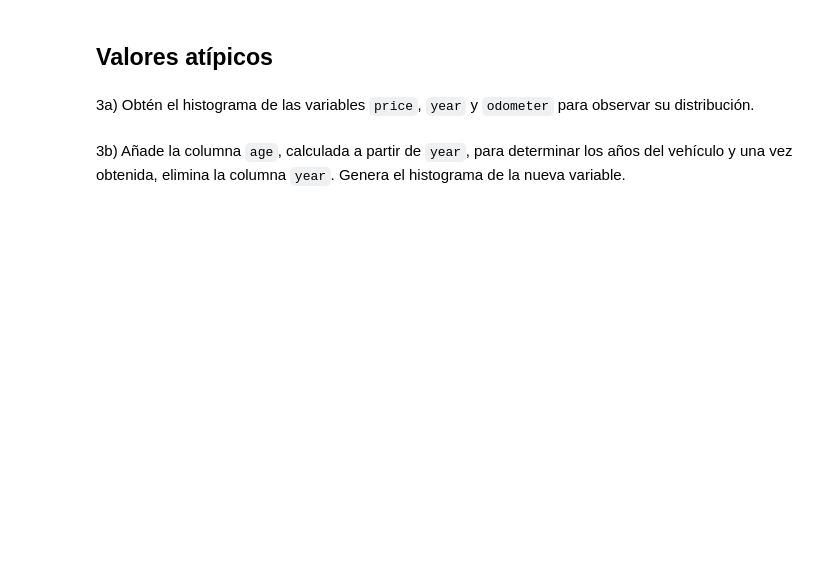
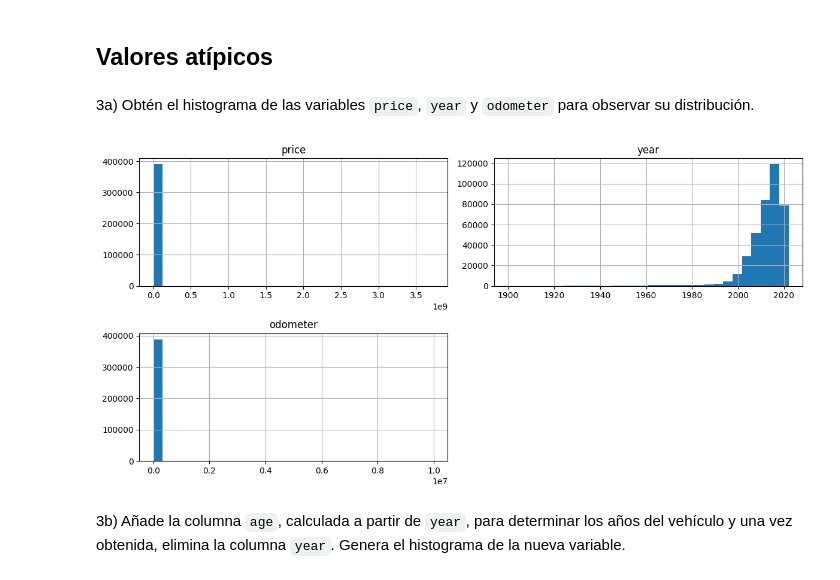
Before and after one commit to CarlosRochaCx/MNA, a Jupyter notebook: Actividad6FE.ipynb, the cells around one changed output. Cells and saved outputs as stored; diff of their text form; code cells hidden in the pictures; blank space fills up the shorter version.

```diff
--- a/Actividad6FE.ipynb
+++ b/Actividad6FE.ipynb
@@ -86,0 +140,3 @@ Para esta actividad  utilizaremos un umbral de 0.70 de la cantidad de registros
+# %%
+cars_df.dropna(thresh=0.7*len(cars_df), axis=1, inplace=True)
+cars_df.info()
@@ -89,3 +167,11 @@ Además, cuando tenemos grandes conjuntos de datos, podemos eliminar filas que c
 https://medium.com/analytics-vidhya/how-to-deal-with-missing-values-in-data-set-8e8f70ecf155
 # %% [markdown]
 2b) Borra los registros que contengan `NaN` en las columnas con menos del 5% de valores faltantes empleando el parámetro subset ¿Qué porcentaje de los registros iniciales se eliminaron?
+# %%
+missing_percent = cars_df.isna().mean() * 100
+columns_to_consider = missing_percent[missing_percent < 5].index
+df_cleaned = cars_df.dropna(subset=columns_to_consider)
+records_deleted = len(cars_df) - len(df_cleaned)
+percentage_deleted = (records_deleted / len(cars_df)) * 100
+
+print(f"Porcentaje de registros eliminados: {percentage_deleted:.2f}%")
@@ -91,0 +180,3 @@ https://medium.com/analytics-vidhya/how-to-deal-with-missing-values-in-data-set-
+# %%
+cars_df = df_cleaned
+cars_df.info()
@@ -93,0 +222,13 @@ https://medium.com/analytics-vidhya/how-to-deal-with-missing-values-in-data-set-
+# %%
+for column in cars_df.select_dtypes(include=['float64', 'int64']).columns:
+    if cars_df[column].isna().sum() > 0:
+        if cars_df[column].skew().abs() < 1:
+            cars_df[column].fillna(cars_df[column].mean(), inplace=True)
+        else:
+            cars_df[column].fillna(cars_df[column].median(), inplace=True)
+
+for column in cars_df.select_dtypes(include=['object']).columns:
+    if cars_df[column].isna().sum() > 0:
+        cars_df[column].fillna(cars_df[column].mode()[0], inplace=True)
+
+cars_df.isna().sum()
@@ -95,5 +261,11 @@ https://medium.com/analytics-vidhya/how-to-deal-with-missing-values-in-data-set-
 ## Valores atípicos
 # %% [markdown]
 3a) Obtén el histograma de las variables `price`, `year` y `odometer` para observar su distribución.
+# %%
+cars_df.hist(column=['price', 'year', 'odometer'], bins=30, figsize=(12, 6))
+plt.tight_layout()
+plt.show()
+# %% [output]
+[figure, added]
 # %% [markdown]
 3b) Añade la columna `age`, calculada a partir de `year`, para determinar los años del vehículo y una vez obtenida, elimina la columna `year`. Genera el histograma de la nueva variable.
```
Also changed, not shown: parts of 33 cells of this notebook.
